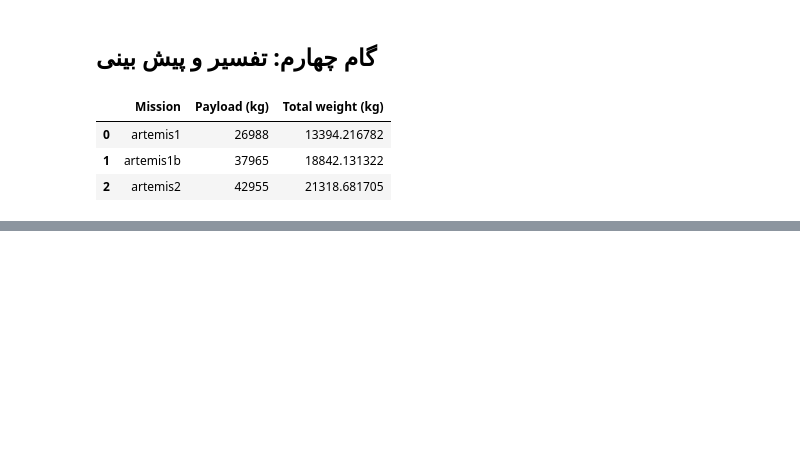
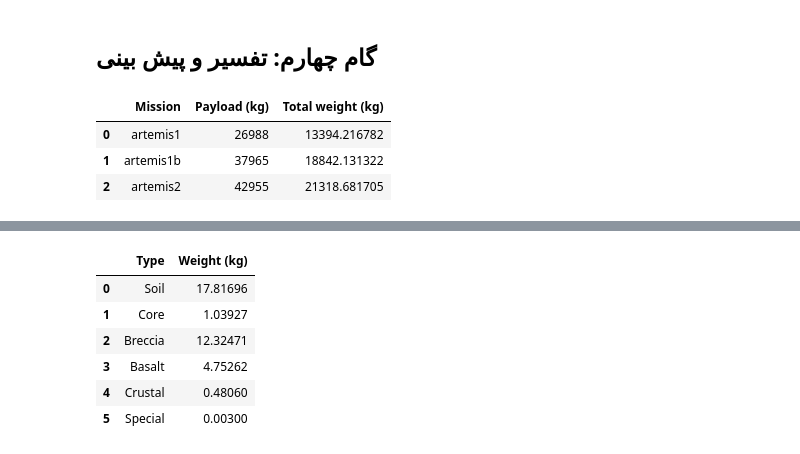
Before and after one commit to asefycom/pandas-project-based-course, a Jupyter notebook: rock-analysis.ipynb, the cells around one changed output, grey strips where cells are left out. Saved outputs shown, nothing was run; the diff lists cells and outputs as text; code cells hidden in the pictures; blank space fills up the shorter version.

```diff
--- a/rock-analysis.ipynb
+++ b/rock-analysis.ipynb
@@ -310,0 +325,4 @@ artemis_mission
+# %%
+# تعریف دیتافریمی از نمونه های بحرانی
+samples_critical = samples_m.loc[(samples_m['Weight (kg)'] <= 0.168) & (samples_m['Remaining (kg)'] <= 0.137)]
+samples_critical.info()
@@ -310,0 +356,21 @@ artemis_mission
+# %%
+# پیش بینی نمونه های مورد نیاز در آرتمیس
+# اگر همه نمونه های اولویت بندی شده از نظر محدودیت وزنی قابل پیشنهاد هستند.
+samples_needed = samples_critical
+# اگر وزن نمونه های اولویت بندی شده بیش از ظرفیت وزنی نمونه گیری آرتمیس باشد
+# samples_needed = samples_critical.loc[samples_critical['Type'].isin(['Basalt', 'Breccia'])]
+# %%
+# چکیده گزارش پیش بینی وزن و نوع نمونه های مورد نیاز
+samples_needed_overview = pd.DataFrame()
+samples_needed_overview['Type'] = samples_critical.Type.unique()
+samples_needed_weight = samples_needed.groupby('Type')['Weight (kg)'].sum().reset_index()
+samples_needed_overview = pd.merge(samples_needed_overview, samples_needed_weight, on='Type')
+samples_needed_overview
+# %% [output]
+|  | Type | Weight (kg) |
+| 0 | Soil | 17.81696 |
+| 1 | Core | 1.03927 |
+| 2 | Breccia | 12.32471 |
+| 3 | Basalt | 4.75262 |
+| 4 | Crustal | 0.48060 |
+| 5 | Special | 0.00300 |
```
Also changed, not shown: parts of 3 cells of this notebook.
